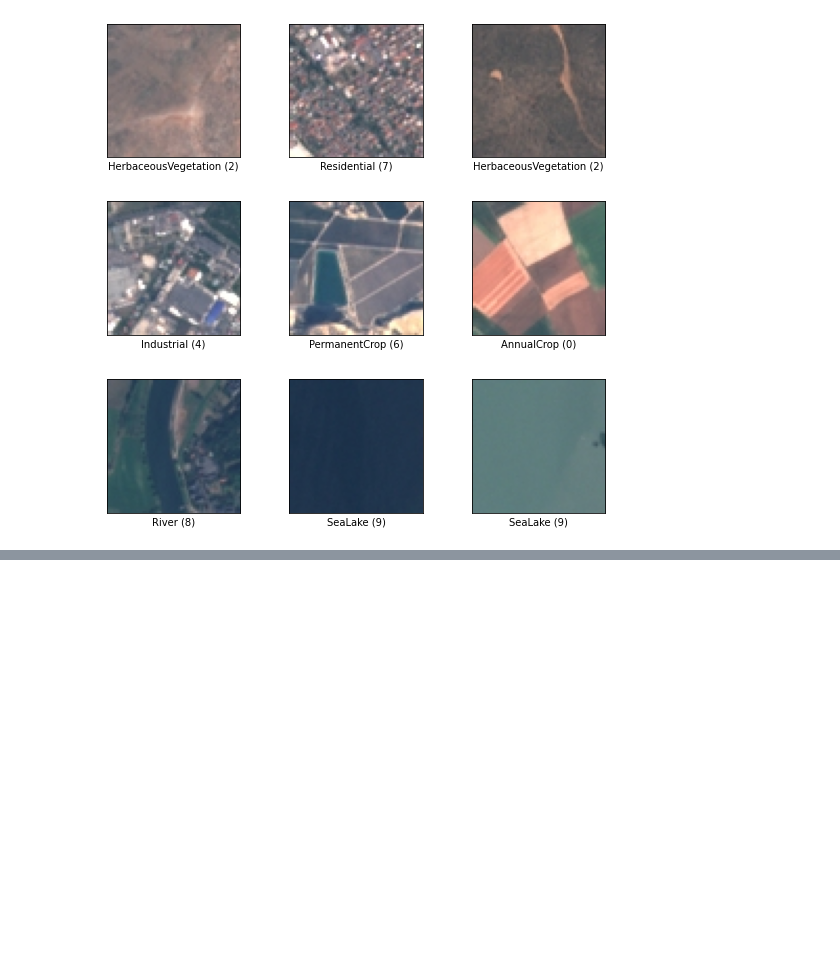
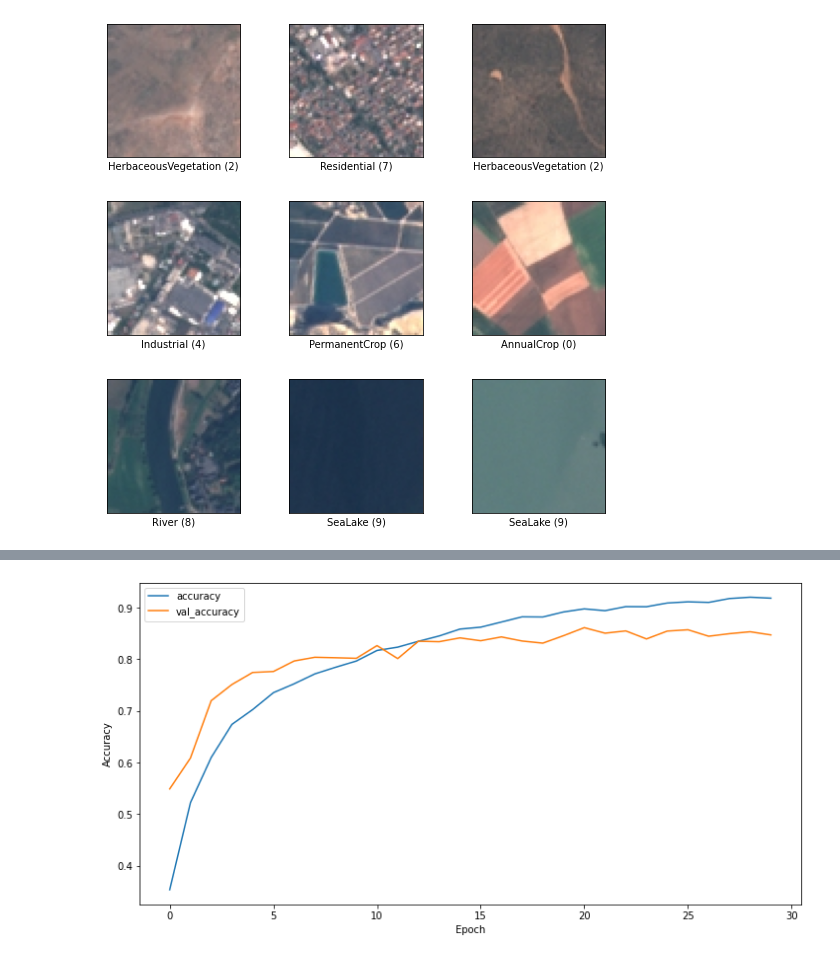
Before and after one commit to derevirn/lulc-keras, a Jupyter notebook: Convolutional_Neural_Network.ipynb, the cells around one changed output, grey strips where cells are left out. Saved outputs shown, nothing was run; the diff lists cells and outputs as text; code cells hidden in the pictures; blank space fills up the shorter version.

```diff
--- a/EDA.ipynb
+++ b/Convolutional_Neural_Network.ipynb
@@ -13,13 +34,3 @@ figure = tfds.show_examples(ds, ds_info)
 (ds_train, ds_test), ds_info = tfds.load('eurosat/rgb',  with_info=True,
                                           split=['train[:80%]', 'train[80%:]'],
                                           shuffle_files=True, as_supervised=True)
-# %%
-# TFDS provide the images as tf.uint8, while the model expect tf.float32, so we normalize the images
-def normalize_img(image, label):
-    image_ = tf.cast(image, tf.float32) / 255.
-    return image_ , label
-
-ds_train = ds_train.map(normalize_img, num_parallel_calls=tf.data.experimental.AUTOTUNE)
-ds_train = ds_train.cache()
-ds_train = ds_train.shuffle(ds_info.splits['train'].num_examples)
-ds_train = ds_train.batch(128)
@@ -26,5 +54,4 @@ ds_train = ds_train.batch(128)
 # %%
-ds_test = ds_test.map(
-    normalize_img, num_parallel_calls=tf.data.experimental.AUTOTUNE)
-ds_test = ds_test.batch(128)
+ds_test = ds_test.map(convert, num_parallel_calls=tf.data.experimental.AUTOTUNE)
+ds_test = ds_test.batch(16)
 ds_test = ds_test.cache()
@@ -32,0 +58,14 @@ np1 = tfds.as_numpy(ds_train)
+# %%
+model = models.Sequential()
+model.add(layers.Conv2D(32, (3, 3), activation='relu', input_shape=(64, 64, 3)))
+model.add(layers.MaxPooling2D((2, 2)))
+model.add(layers.Conv2D(64, (3, 3), activation='relu'))
+model.add(layers.MaxPooling2D((2, 2)))
+model.add(layers.Conv2D(64, (3, 3), activation='relu'))
+
+model.add(layers.Flatten())
+model.add(layers.Dense(64, activation='relu'))
+model.add(layers.Dropout(0.5))
+model.add(layers.Dense(10))
+
+model.summary()
@@ -32,0 +90,6 @@ np1 = tfds.as_numpy(ds_train)
+# %%
+model.compile(optimizer='adam',
+              loss=tf.keras.losses.SparseCategoricalCrossentropy(from_logits=True),
+              metrics=['accuracy'])
+
+history = model.fit(ds_train, validation_data=ds_test, epochs=30, verbose=1)
@@ -32,0 +118,12 @@ np1 = tfds.as_numpy(ds_train)
+# %%
+fig = plt.figure(figsize=(12,6))
+
+plt.plot(history.history['accuracy'], label='accuracy')
+plt.plot(history.history['val_accuracy'], label = 'val_accuracy')
+plt.xlabel('Epoch')
+plt.ylabel('Accuracy')
+plt.legend()
+
+plt.show()
+# %% [output]
+[figure, added]
```
Also changed, not shown: parts of 8 cells of this notebook.
